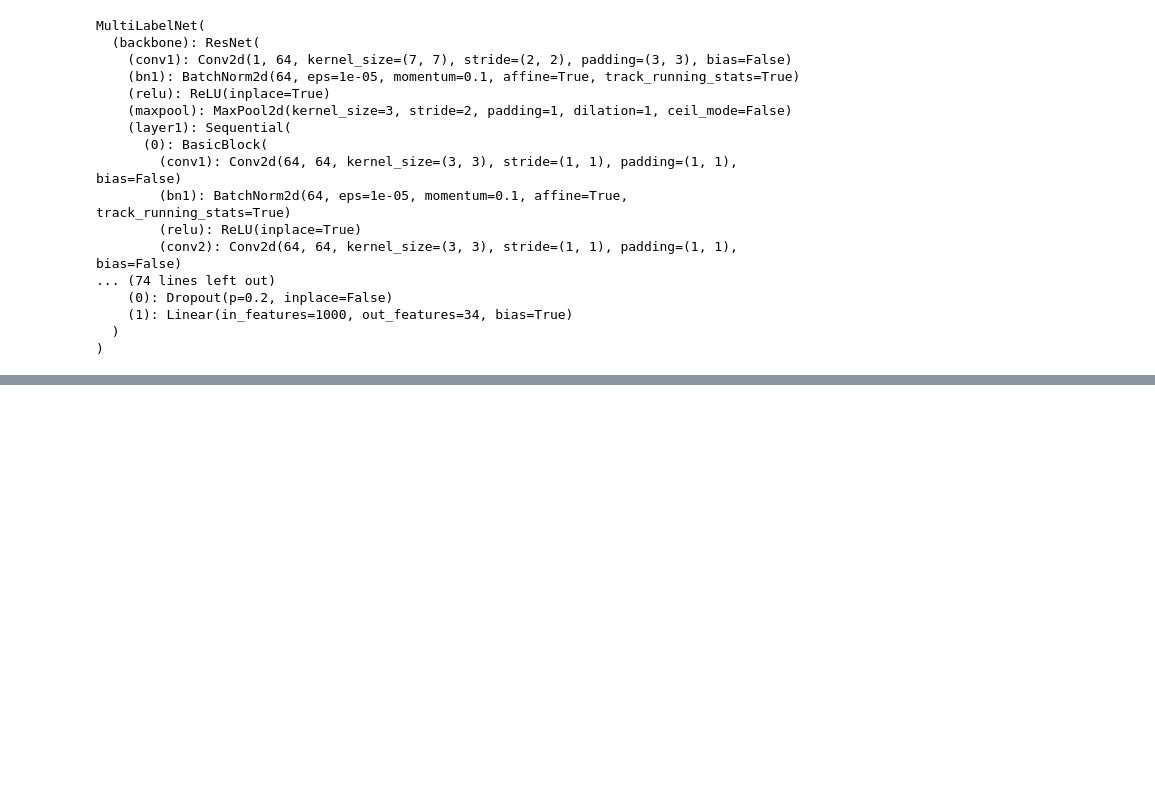
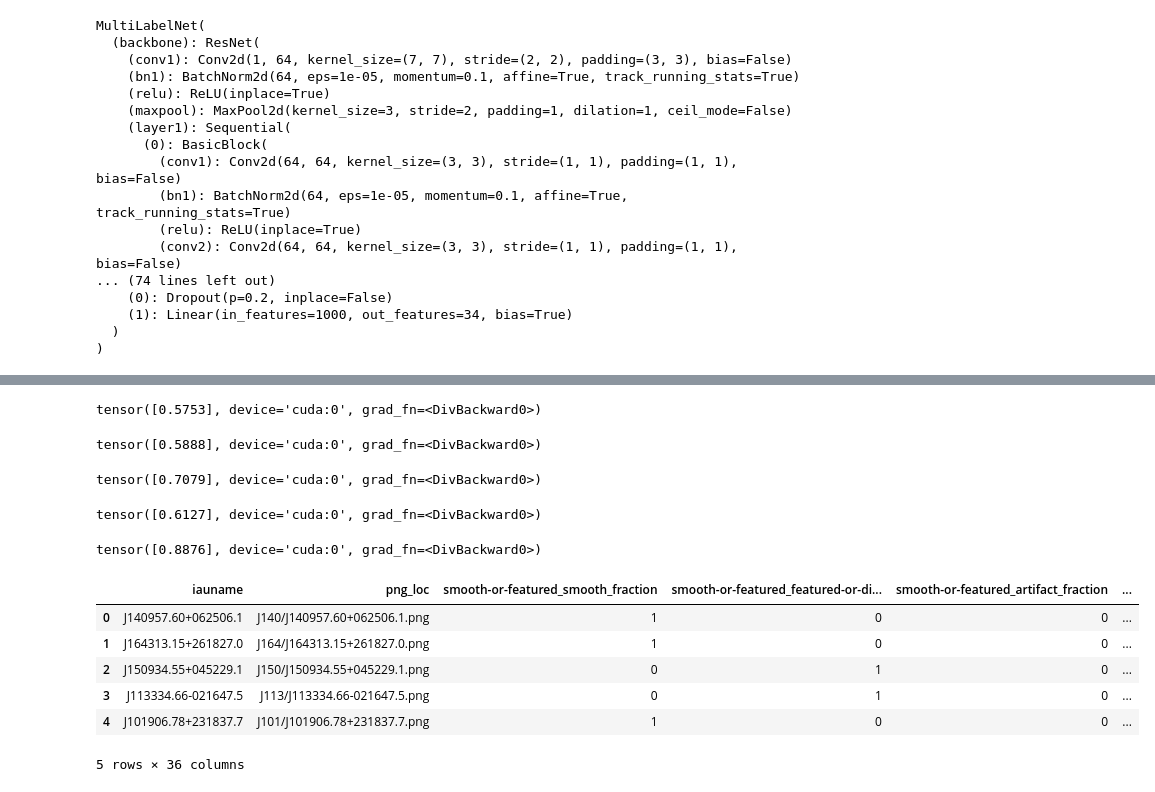
Before and after one commit to Harry45/MTL, a Jupyter notebook: decals.ipynb, the cells around one changed output, grey strips where cells are left out. Saved outputs shown, nothing was run; the diff lists cells and outputs as text; code cells hidden in the pictures; blank space fills up the shorter version.

```diff
--- a/decals.ipynb
+++ b/decals.ipynb
@@ -149,0 +226,30 @@ tensor([[1, 0, 0, 0, 1, 0, 0, 0, 0, 0, 0, 0, 0, 0, 0, 0, 1, 0, 0, 0, 0, 0, 0, 0,
+# %%
+cos(o1, o3)
+# %% [output]
+tensor([0.5753], device='cuda:0', grad_fn=<DivBackward0>)
+# %%
+cos(o2, o3)
+# %% [output]
+tensor([0.5888], device='cuda:0', grad_fn=<DivBackward0>)
+# %%
+cos(o1, o4)
+# %% [output]
+tensor([0.7079], device='cuda:0', grad_fn=<DivBackward0>)
+# %%
+cos(o2, o4)
+# %% [output]
+tensor([0.6127], device='cuda:0', grad_fn=<DivBackward0>)
+# %%
+cos(o3, o4)
+# %% [output]
+tensor([0.8876], device='cuda:0', grad_fn=<DivBackward0>)
+# %%
+test_dataset.desc.iloc[0:5]
+# %% [output]
+|  | iauname | png_loc | smooth-or-featured_smooth_fraction | smooth-or-featured_featured-or-di... | smooth-or-featured_artifact_fraction | ... |
+| 0 | J140957.60+062506.1 | J140/J140957.60+062506.1.png | 1 | 0 | 0 | ... |
+| 1 | J164313.15+261827.0 | J164/J164313.15+261827.0.png | 1 | 0 | 0 | ... |
+| 2 | J150934.55+045229.1 | J150/J150934.55+045229.1.png | 0 | 1 | 0 | ... |
+| 3 | J113334.66-021647.5 | J113/J113334.66-021647.5.png | 0 | 1 | 0 | ... |
+| 4 | J101906.78+231837.7 | J101/J101906.78+231837.7.png | 1 | 0 | 0 | ... |
+5 rows × 36 columns
```
Also changed, not shown: parts of 29 cells of this notebook, 19 other files.
